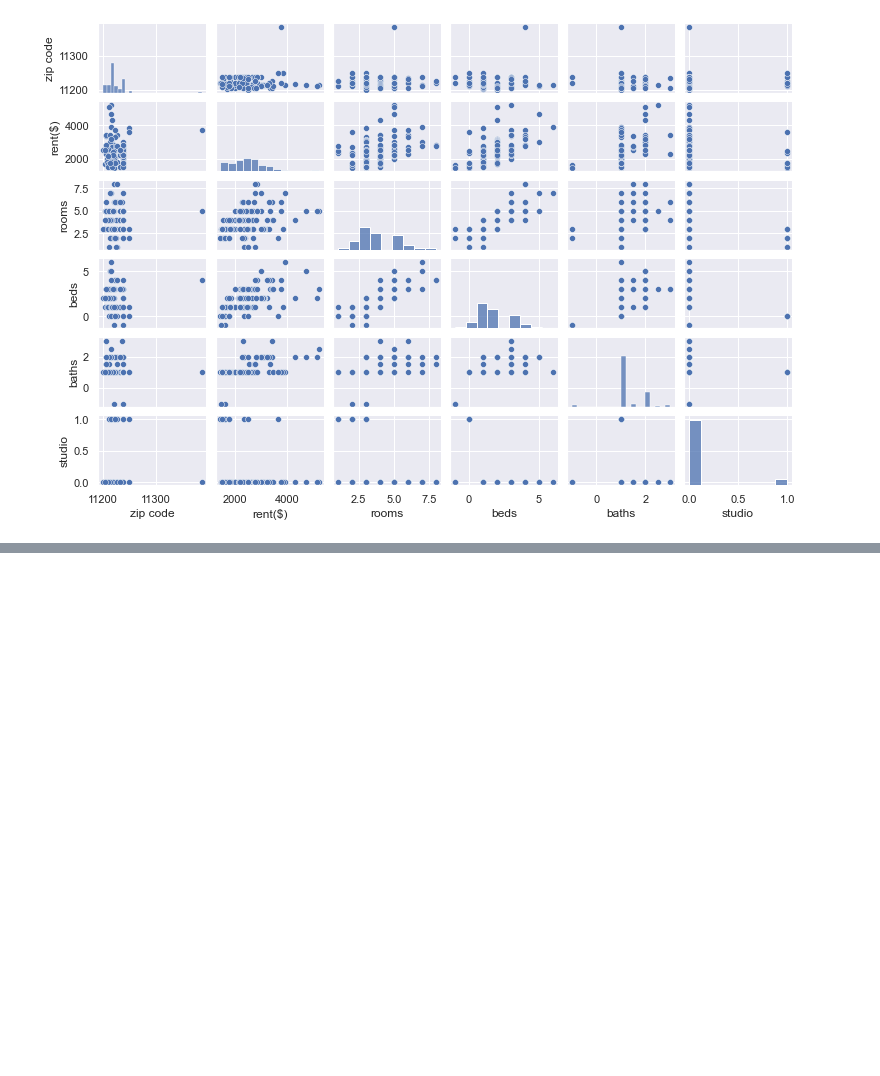
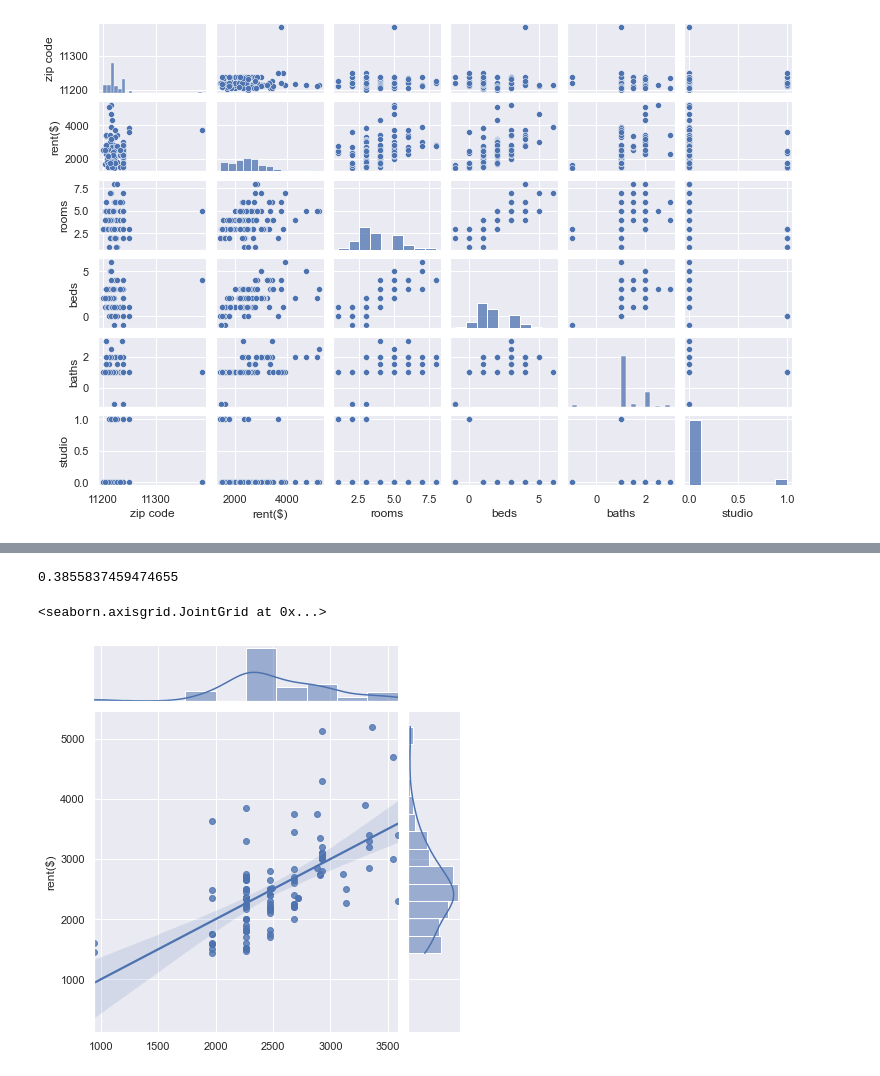
Before and after one commit to nickdellaquilo/Apartment-Regression, a Jupyter notebook: MVP Regression.ipynb, the cells around one changed output, grey strips where cells are left out. Drawn from its saved outputs; the diff is of its cells as text; code cells hidden in the pictures; blank space fills up the shorter version.

```diff
--- a/MVP Regression.ipynb
+++ b/MVP Regression.ipynb
@@ -96,0 +133,14 @@ ValueError: could not convert string to float: '$2,375'
+# %%
+features, target = ["beds", "baths", "studio"], "rent($)"
+X2, y2 = df[features], df[target]
+lr2 = LinearRegression()
+lr2.fit(X2, y2)
+lr2.score(X2, y2)
+# %% [output]
+0.3855837459474655
+# %%
+train_pred_2 = lr2.predict(X2)
+sns.jointplot(x=train_pred_2,y=y2, kind='reg')
+# %% [output]
+<seaborn.axisgrid.JointGrid at 0x...>
+[figure, added]
```
Also changed, not shown: parts of 8 cells of this notebook, 2 other files.
